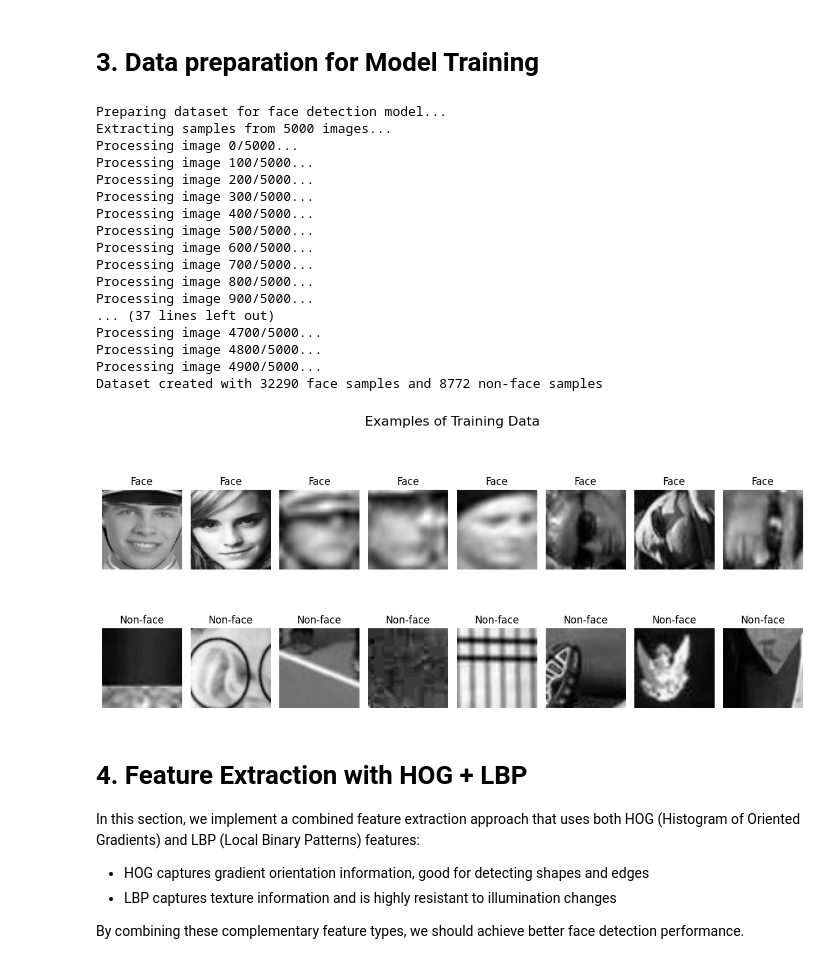
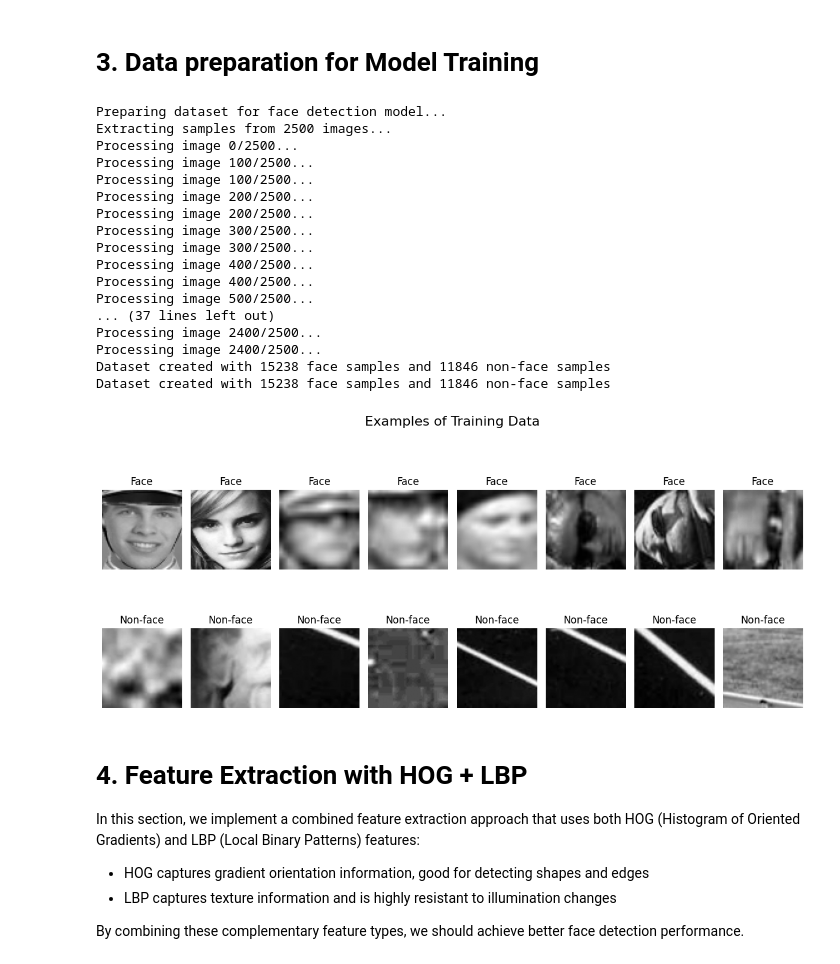
Before and after one commit to LorenzoVu/Face-detection-for-digital-camera, a Jupyter notebook: face_detection.ipynb, the cells around one changed output. Cells and saved outputs as stored; diff of their text form; code cells hidden in the pictures.

```diff
--- a/face_detection.ipynb
+++ b/face_detection.ipynb
@@ -271,8 +243,8 @@ print("Preparing dataset for face detection model...")
 
 # Define constants and parameters
 FACE_SIZE = (64, 64)  # Standard size for all face/non-face samples
-MAX_SAMPLES = 1000    # Ridotto da 5000 a 1000 per accelerare il training
-NEGATIVE_PER_IMAGE = 2  # Number of negative samples per image
+MAX_SAMPLES = 2500    # Ridotto da 5000 a 1000 per accelerare il training
+NEGATIVE_PER_IMAGE = 8  # Number of negative samples per image
 
 try:
     # Make sure dataset is loaded
@@ -410,49 +382,49 @@ try:
     print(f"Dataset created with {len(X_faces)} face samples and {len(X_non_faces)} non-face samples")
 
     # Display examples of face and non-face samples
     plt.figure(figsize=(12, 6))
     plt.suptitle("Examples of Training Data", fontsize=16)
 
     # Show face examples
     for i in range(min(8, len(X_faces))):
         plt.subplot(2, 8, i+1)
         plt.imshow(X_faces[i], cmap='gray')
         plt.title("Face")
         plt.axis('off')
 
     # Show non-face examples
     for i in range(min(8, len(X_non_faces))):
         plt.subplot(2, 8, 8+i+1)
         plt.imshow(X_non_faces[i], cmap='gray')
         plt.title("Non-face")
         plt.axis('off')
 
     plt.tight_layout()
     plt.show()
 
 except Exception as e:
     print(f"Error during data preparation: {e}")
     import traceback
     traceback.print_exc()
 # %% [output]
 Preparing dataset for face detection model...
-Extracting samples from 5000 images...
-Processing image 0/5000...
-Processing image 100/5000...
-Processing image 200/5000...
-Processing image 300/5000...
-Processing image 400/5000...
-Processing image 500/5000...
-Processing image 600/5000...
-Processing image 700/5000...
-Processing image 800/5000...
-Processing image 900/5000...
+Extracting samples from 2500 images...
+Processing image 0/2500...
+Processing image 100/2500...
+Processing image 100/2500...
+Processing image 200/2500...
+Processing image 200/2500...
+Processing image 300/2500...
+Processing image 300/2500...
+Processing image 400/2500...
+Processing image 400/2500...
+Processing image 500/2500...
 ... (37 lines left out)
-Processing image 4700/5000...
-Processing image 4800/5000...
-Processing image 4900/5000...
-Dataset created with 32290 face samples and 8772 non-face samples
+Processing image 2400/2500...
+Processing image 2400/2500...
+Dataset created with 15238 face samples and 11846 non-face samples
+Dataset created with 15238 face samples and 11846 non-face samples
-[figure, old version]
+[figure, new version]
 # %% [markdown]
 # 4. Feature Extraction with HOG + LBP
 
```
Also changed, not shown: parts of 16 cells of this notebook, 7 other files.
